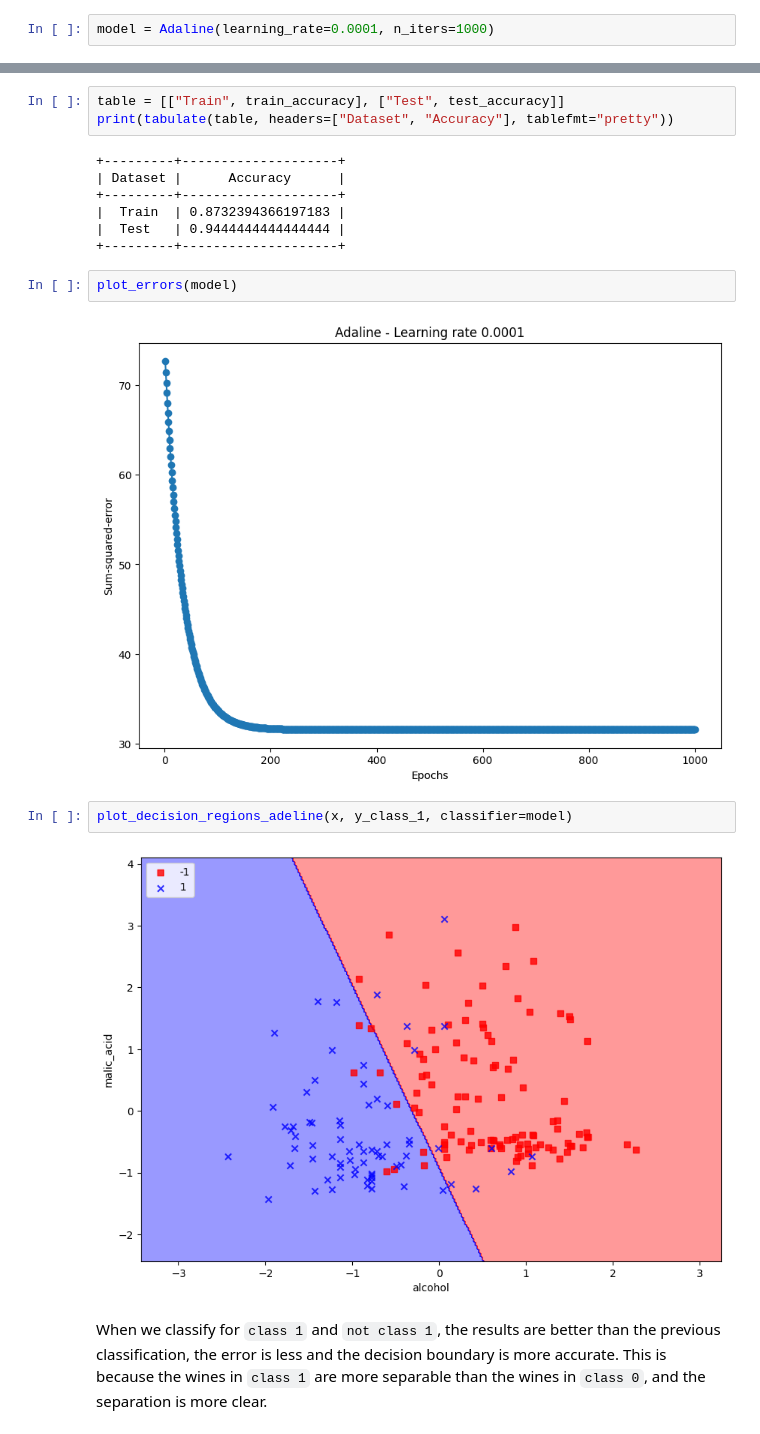
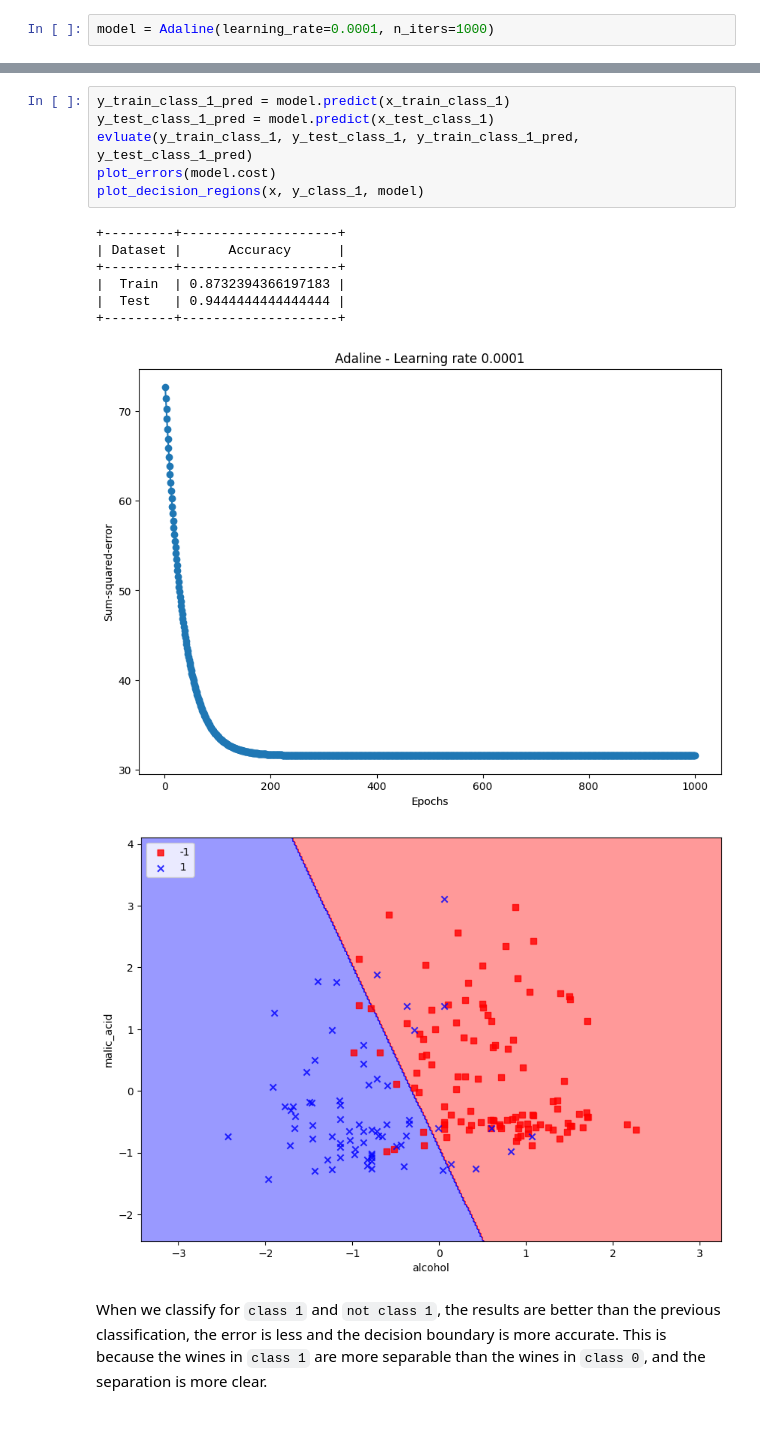
Before and after one commit to Shahriar-0/Neural-Networks-and-Deep-Learning-Course-Projects-S2024, a Jupyter notebook: HW1-FullyConnectedNeuralNetworks/src/3.Adaline&Madaline.ipynb, the cells around one changed output, grey strips where cells are left out. Drawn from its saved outputs; the diff is of its cells as text.

```diff
--- a/HW1-FullyConnectedNeuralNetworks/src/3.Adaline&Madaline.ipynb
+++ b/HW1-FullyConnectedNeuralNetworks/src/3.Adaline&Madaline.ipynb
@@ -256,21 +243,18 @@ test_accuracy = model.accuracy_score(x_test_class_1, y_test_class_1)
-# %%
-table = [["Train", train_accuracy], ["Test", test_accuracy]]
-print(tabulate(table, headers=["Dataset", "Accuracy"], tablefmt="pretty"))
-# %% [output]
-+---------+--------------------+
-| Dataset |      Accuracy      |
-+---------+--------------------+
-|  Train  | 0.8732394366197183 |
-|  Test   | 0.9444444444444444 |
-+---------+--------------------+
-# %%
-plot_errors(model)
-# %% [output]
-[figure, removed]
-# %%
-plot_decision_regions_adeline(x, y_class_1, classifier=model)
-# %% [output]
-[figure, removed]
+# %%
+y_train_class_1_pred = model.predict(x_train_class_1)
+y_test_class_1_pred = model.predict(x_test_class_1)
+evluate(y_train_class_1, y_test_class_1, y_train_class_1_pred, y_test_class_1_pred)
+plot_errors(model.cost)
+plot_decision_regions(x, y_class_1, model)
+# %% [output]
++---------+--------------------+
+| Dataset |      Accuracy      |
++---------+--------------------+
+|  Train  | 0.8732394366197183 |
+|  Test   | 0.9444444444444444 |
++---------+--------------------+
+[figure, added]
+[figure, added]
 # %% [markdown]
 When we classify for `class 1` and `not class 1`, the results are better than the previous classification, the error is less and the decision boundary is more accurate. This is because the wines in `class 1` are more separable than the wines in `class 0`, and the separation is more clear.
 # %% [markdown]
```
Also changed, not shown: parts of 26 cells of this notebook.
